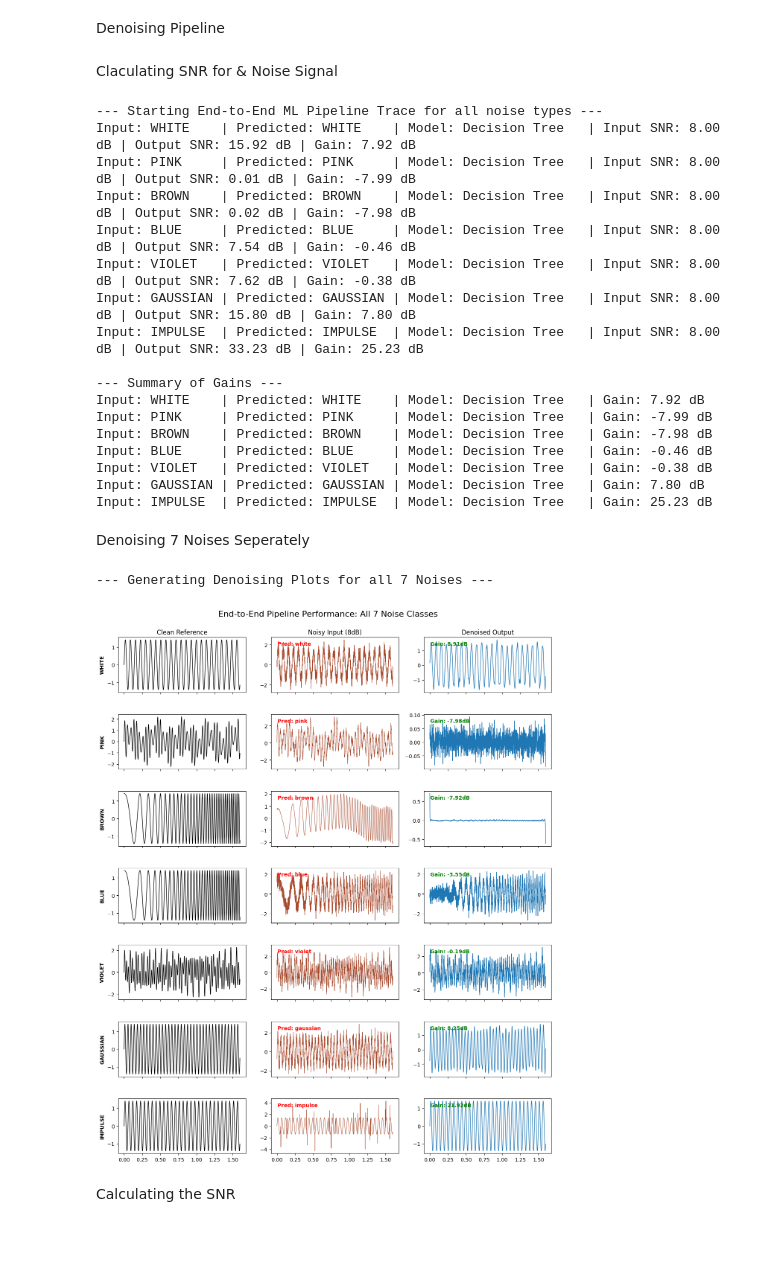
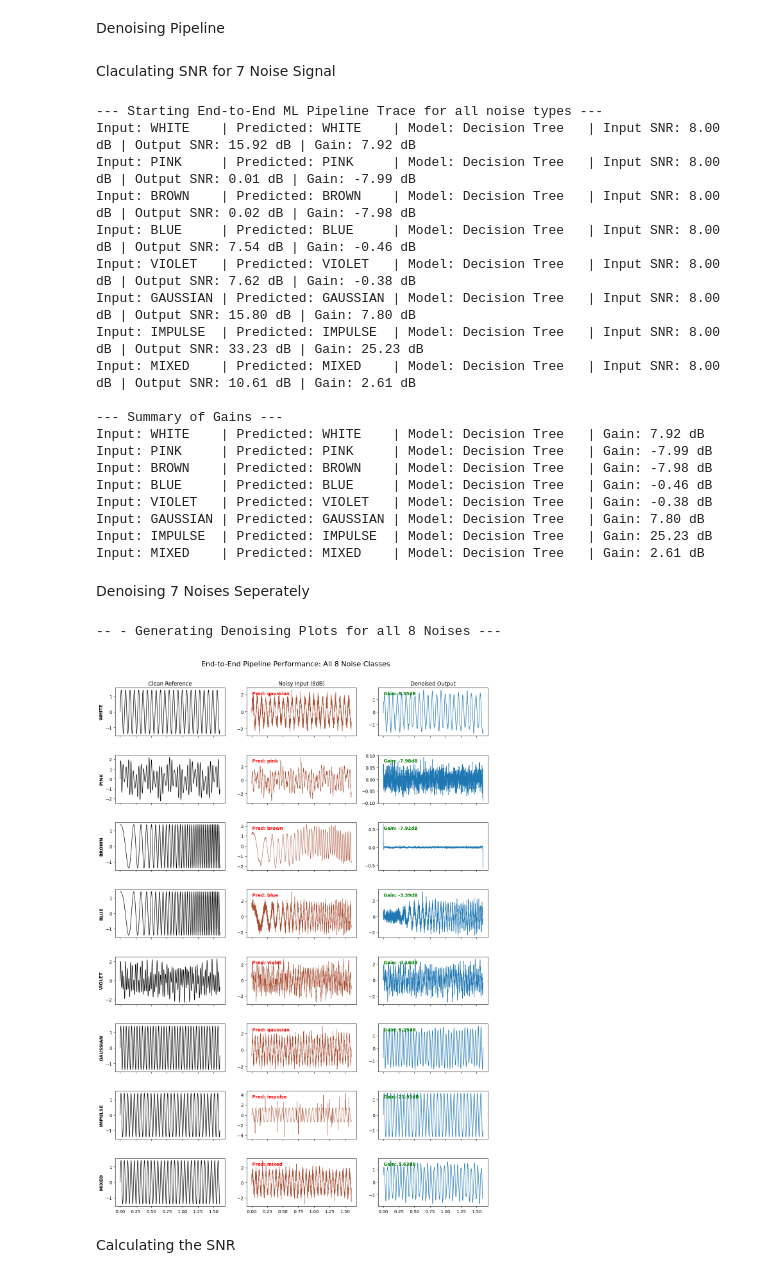
Before and after one commit to Madhankoppera/Dissertation-Code, a Jupyter notebook: Dissertation_code.ipynb, the cells around one changed output. Cells and saved outputs as stored; diff of their text form; code cells hidden in the pictures; blank space fills up the shorter version.

```diff
--- a/Dissertation_code.ipynb
+++ b/Dissertation_code.ipynb
@@ -625,7 +625,7 @@ def run_ml_denoise(x_noisy):
 
     return x_cleaned, label, model_name
 # %% [markdown]
-Claculating SNR for & Noise Signal
+Claculating SNR for 7 Noise Signal
 # %%
 import numpy as np
 import matplotlib.pyplot as plt
@@ -635,7 +635,7 @@ FS = 1000          # sampling rate (Hz)
 N  = 1600          # samples per segment (~ 1 s at FS=1000)
 
 # List of all classes to test
-test_labels = ['white', 'pink', 'brown', 'blue', 'violet', 'gaussian', 'impulse']
+test_labels = ['white', 'pink', 'brown', 'blue', 'violet', 'gaussian', 'impulse', 'mixed']
 
 print('--- Starting End-to-End ML Pipeline Trace for all noise types ---')
 
@@ -659,7 +659,8 @@ for label in test_labels:
     elif label == 'blue':   noise = generate_colored_noise(-1, n_samples=N, fs=FS)
     elif label == 'violet': noise = generate_colored_noise(-2, n_samples=N, fs=FS)
     elif label == 'gaussian': noise = gaussian_noise(n=N, rng=rng)
-    elif label == 'impulse': noise = impulse_noise(n=N, rng=rng)
+    elif label == 'impulse':  noise = impulse_noise(n=N, rng=rng)
+    elif label == 'mixed':    noise = mixed_noise(n=N, rng=rng)
 
     # Add noise at a specific SNR (e.g., 8.0 dB as used in the previous demo)
     noisy, _ = add_noise_at_snr(clean, noise, snr_db=8.0, rng=rng)
@@ -693,6 +694,7 @@ Input: BLUE     | Predicted: BLUE     | Model: Decision Tree   | Input SNR: 8.00
 Input: VIOLET   | Predicted: VIOLET   | Model: Decision Tree   | Input SNR: 8.00 dB | Output SNR: 7.62 dB | Gain: -0.38 dB
 Input: GAUSSIAN | Predicted: GAUSSIAN | Model: Decision Tree   | Input SNR: 8.00 dB | Output SNR: 15.80 dB | Gain: 7.80 dB
 Input: IMPULSE  | Predicted: IMPULSE  | Model: Decision Tree   | Input SNR: 8.00 dB | Output SNR: 33.23 dB | Gain: 25.23 dB
+Input: MIXED    | Predicted: MIXED    | Model: Decision Tree   | Input SNR: 8.00 dB | Output SNR: 10.61 dB | Gain: 2.61 dB
 
 --- Summary of Gains ---
 Input: WHITE    | Predicted: WHITE    | Model: Decision Tree   | Gain: 7.92 dB
@@ -702,6 +704,7 @@ Input: BLUE     | Predicted: BLUE     | Model: Decision Tree   | Gain: -0.46 dB
 Input: VIOLET   | Predicted: VIOLET   | Model: Decision Tree   | Gain: -0.38 dB
 Input: GAUSSIAN | Predicted: GAUSSIAN | Model: Decision Tree   | Gain: 7.80 dB
 Input: IMPULSE  | Predicted: IMPULSE  | Model: Decision Tree   | Gain: 25.23 dB
+Input: MIXED    | Predicted: MIXED    | Model: Decision Tree   | Gain: 2.61 dB
 # %% [markdown]
 Denoising 7 Noises Seperately
 # %%
@@ -746,10 +749,11 @@ def impulse_noise(n=N, prob=0.02, amp=6.0, rng=None):
     x[mask] = rng.choice([-1, 1], size=mask.sum()) * rng.uniform(amp/2, amp, mask.sum())
     return x
 
-def mixed_noise(n=N, k=3, rng=None):
+def mixed_noise(n=N, rng=None):
     rng = rng or np.random.default_rng()
     pool = ['white', 'pink', 'brown', 'blue', 'violet', 'gaussian', 'impulse']
-    chosen = rng.choice(pool, size=k, replace=False)
+    chosen = pool # Always mix all 7 noise types
+    k = len(pool) # 'k' is now implicitly 7
     weights = rng.dirichlet(np.ones(k))
     out = np.zeros(n, dtype=np.float32)
     for w, name in zip(weights, chosen):
@@ -839,17 +843,21 @@ def estimate_snr_db(x, fs=FS):
     return float(np.clip(snr_est, -10, 35))
 
 # --- Adaptive Prediction (from 7GagmY44zQrA) ---
-def adaptive_predict(x_segment, threshold_db=15.0):
+def adaptive_predict(x_segment, threshold_db=20.0): # Changed threshold to 20.0 to match ml_pipeline_predict
     snr_hat = estimate_snr_db(x_segment)
+    # 2. Feature Extraction (Required for all ML models)
+    # Extracts the 24-dimensional vector: Spectral, Temporal, Stat, and MFCCs
+    feats = scaler.transform(extract_features(x_segment).reshape(1, -1))
+
+    # 3. Model Selection based on SNR (only ML models)
     if snr_hat >= threshold_db:
-        feats = scaler.transform(extract_features(x_segment).reshape(1, -1))
-        pred  = rf.predict(feats)[0]
-        path  = 'RF'
+        # High SNR: Use Decision Tree (Fastest)
+        pred = dt.predict(feats)[0]
+        path  = 'Decision Tree'
     else:
-        f_in   = to_logfft(x_segment)[None, :, None]
-        # The cnn_model.predict returns a list of probabilities, argmax selects the class index
-        pred  = int(np.argmax(cnn_model.predict(f_in, verbose=0), axis=1)[0])
-        path  = 'CNN'
+        # Lower SNR: Use Random Forest (More Robust)
+        pred = rf.predict(feats)[0]
+        path  = 'Random Forest'
     return le.inverse_transform([pred])[0], snr_hat, path
 
 # --- Denoising Functions (from hguA932lzgD-) ---
@@ -901,11 +909,11 @@ def denoise_pipeline(x_segment, true_label=None, verbose=False):
     return y_hat, pred_label, snr_hat
 
 # 1. Setup
-test_labels = ['white', 'pink', 'brown', 'blue', 'violet', 'gaussian', 'impulse']
-fig, axes = plt.subplots(len(test_labels), 3, figsize=(15, 18), sharex=True) # Adjusted figsize for 7 rows
+test_labels = ['white', 'pink', 'brown', 'blue', 'violet', 'gaussian', 'impulse', 'mixed']
+fig, axes = plt.subplots(len(test_labels), 3, figsize=(15, 21), sharex=True) # Adjusted figsize for 8 rows
 plt.subplots_adjust(hspace=0.4)
 
-print("--- Generating Denoising Plots for all 7 Noises ---") # Updated print statement
+print("-- - Generating Denoising Plots for all 8 Noises ---") # Updated print statement
 
 for i, label in enumerate(test_labels):
     rng = np.random.default_rng(SEED + i)
@@ -920,39 +928,39 @@ for i, label in enumerate(test_labels):
     elif label == 'violet':   noise = generate_colored_noise(-2)
     elif label == 'gaussian': noise = gaussian_noise(n=N, rng=rng)
     elif label == 'impulse':  noise = impulse_noise(n=N, rng=rng)
-    # Removed elif label == 'mixed':    noise = mixed_noise(n=N, rng=rng)
+    elif label == 'mixed':    noise = mixed_noise(n=N, rng=rng)
 
     noisy, _ = add_noise_at_snr(clean, noise, snr_db=8.0, rng=rng)
 
     # 3. Run Pipeline
     recovered, pred, _ = denoise_pipeline(noisy)
     in_snr = snr_db(clean, noisy)
     out_snr = snr_db(clean, recovered)
     gain = out_snr - in_snr
 
     # 4. Plotting
     t = np.arange(N) / FS
 
     # Column 1: Clean Reference
     axes[i, 0].plot(t, clean, color='black', lw=1)
     axes[i, 0].set_ylabel(f"{label.upper()}", fontweight='bold')
     if i == 0: axes[i, 0].set_title("Clean Reference")
 
     # Column 2: Noisy Input
     axes[i, 1].plot(t, noisy, color='#A84B2F', lw=0.7)
     axes[i, 1].text(0.05, 0.85, f"Pred: {pred}", transform=axes[i, 1].transAxes, color='red', fontweight='bold')
     if i == 0: axes[i, 1].set_title("Noisy Input (8dB)")
 
     # Column 3: Denoised Output
     axes[i, 2].plot(t, recovered, color='#1F77B4', lw=1)
     axes[i, 2].text(0.05, 0.85, f"Gain: {gain:.2f}dB", transform=axes[i, 2].transAxes, color='green', fontweight='bold')
     if i == 0: axes[i, 2].set_title("Denoised Output")
 
-plt.suptitle("End-to-End Pipeline Performance: All 7 Noise Classes", fontsize=16, y=0.92) # Updated suptitle
+plt.suptitle("End-to-End Pipeline Performance: All 8 Noise Classes", fontsize=16, y=0.92) # Updated suptitle
 plt.show()
 # %% [output]
---- Generating Denoising Plots for all 7 Noises ---
+-- - Generating Denoising Plots for all 8 Noises ---
-[figure, old version]
+[figure, new version]
 # %% [markdown]
 Calculating the SNR
 # %%
```
Also changed, not shown: parts of 4 cells of this notebook.
